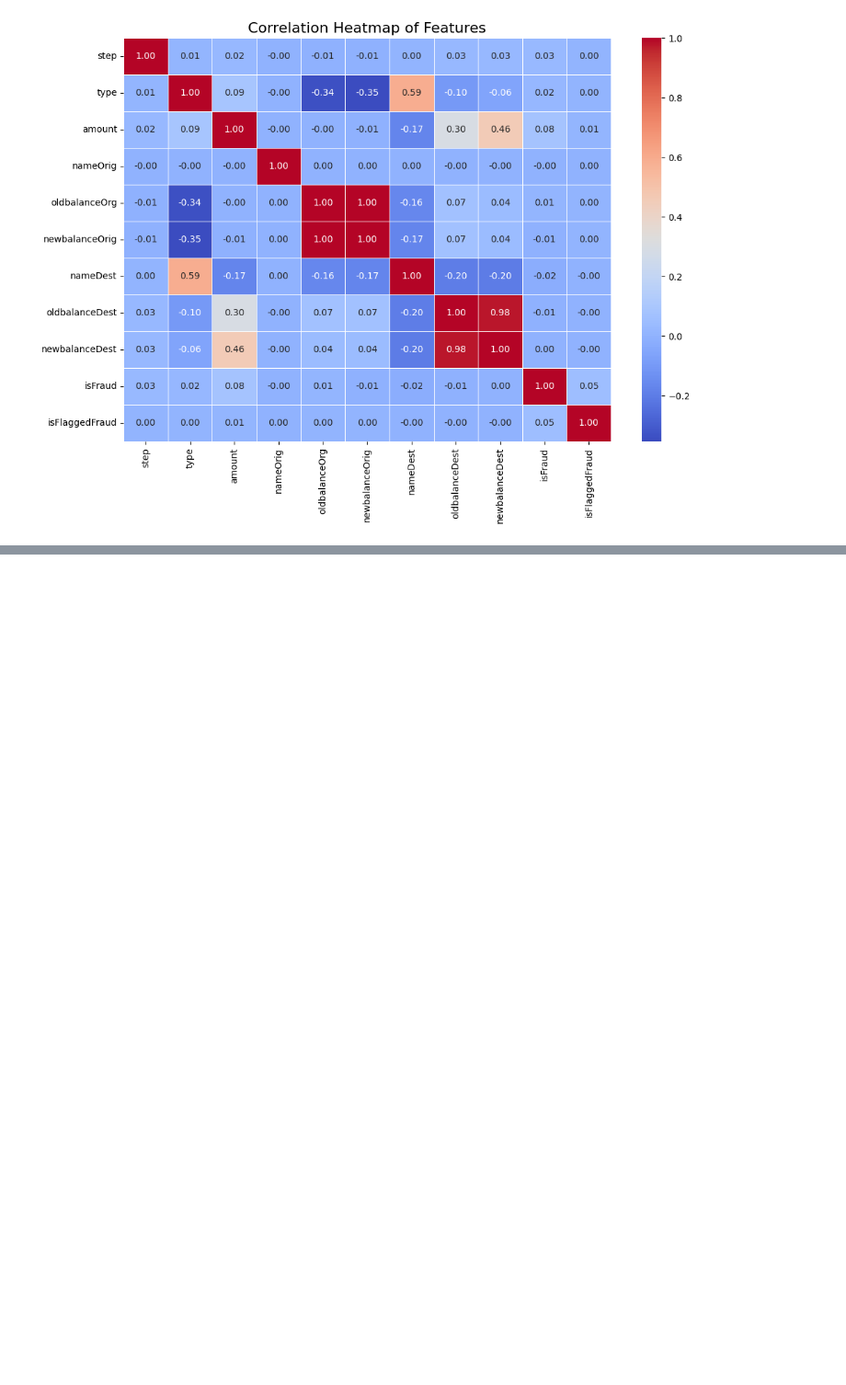
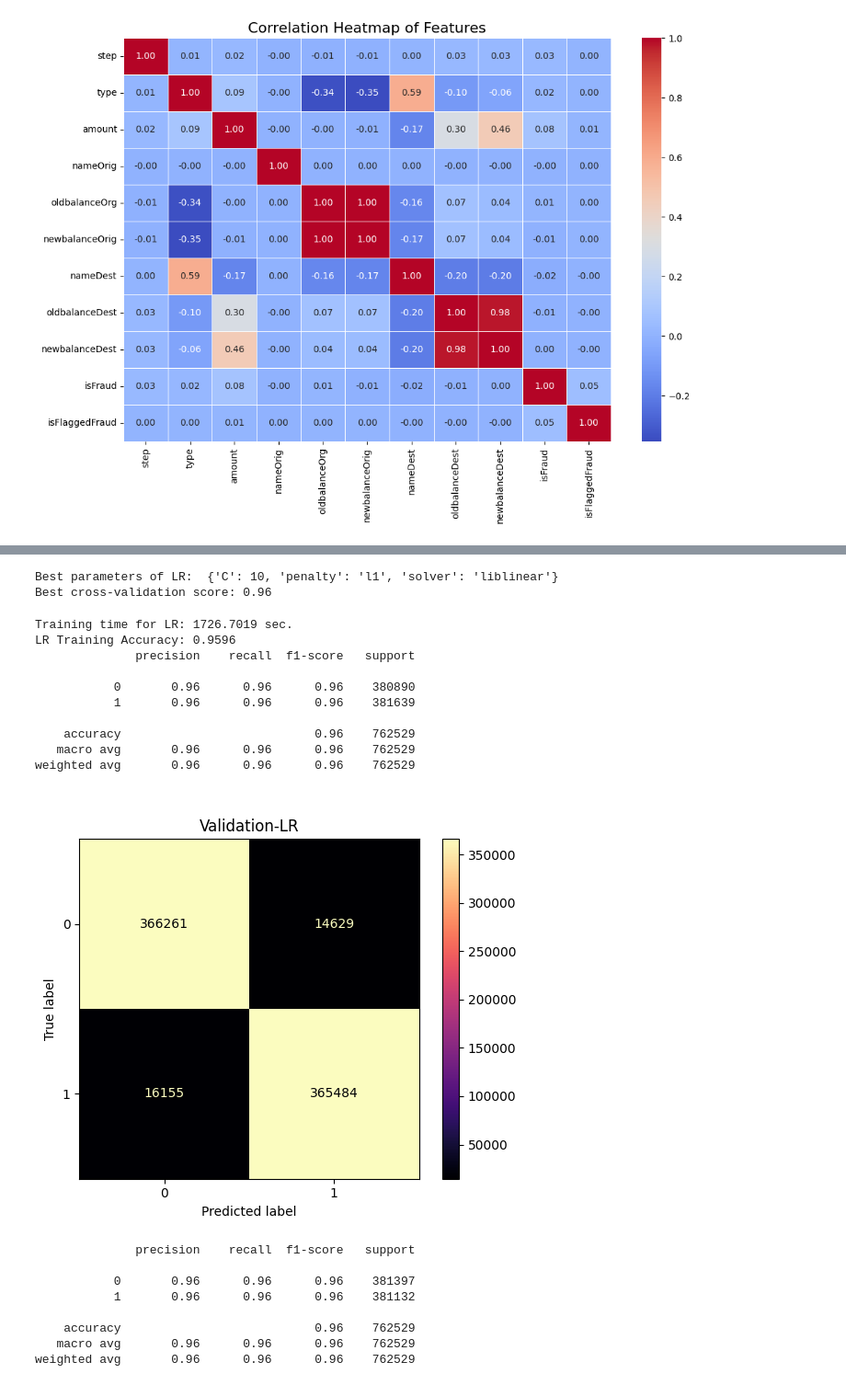
Before and after one commit to shashank02468/Performance-analysis-of-SMOTE-and-SMOTE-ENN-for-online-fraud-prediction, a Jupyter notebook: Fraud_Detection_final_code.ipynb, the cells around one changed output, grey strips where cells are left out. Shown: that part at 92% size. Saved outputs shown, nothing was run; the diff lists cells and outputs as text; code cells hidden in the pictures; blank space fills up the shorter version.

```diff
--- a/Fraud_Detection_final_code.ipynb
+++ b/Fraud_Detection_final_code.ipynb
@@ -338,0 +351,3 @@ df_combined.to_csv('cleaned_online_fraud.csv', index=False)
+# %%
+df_combined = pd.read_csv('/content/drive/MyDrive/cleaned_online_fraud.csv')
+df_combined.shape
@@ -338,0 +393,58 @@ df_combined.to_csv('cleaned_online_fraud.csv', index=False)
+# %%
+lr_model = LogisticRegression()
+
+param_grid = {'C': [0.001, 0.01, 0.1, 1, 10],
+              'penalty': ['l1', 'l2'],
+              'solver': ['liblinear', 'saga']}
+
+lr_grid_search = GridSearchCV(lr_model, param_grid, cv=2, scoring='accuracy')
+lr_grid_search.fit(X_train_sub, y_train_sub)
+lr_bst_param = lr_grid_search.best_params_
+print("Best parameters of LR: ", lr_bst_param)
+print("Best cross-validation score: {:.2f}".format(lr_grid_search.best_score_))
+# %% [output]
+Best parameters of LR:  {'C': 10, 'penalty': 'l1', 'solver': 'liblinear'}
+Best cross-validation score: 0.96
+# %%
+time_start = time.time()
+best_lr_model = LogisticRegression(**lr_bst_param)
+best_lr_model.fit(X_train, y_train)
+time_end = time.time()
+time_train = time_end - time_start
+print(f"\nTraining time for LR: {time_train:.4f} sec.")
+accuracy_train = best_lr_model.score(X_train, y_train)
+print(f"LR Training Accuracy: {accuracy_train:.4f}")
+
+y_pred_val = best_lr_model.predict(X_val)
+print(classification_report(y_val, y_pred_val))
+cm_val = confusion_matrix(y_val, y_pred_val)
+ConfusionMatrixDisplay(confusion_matrix=cm_val, display_labels=[0, 1]).plot(cmap='magma')
+plt.title('\nValidation-LR')
+plt.show()
+
+y_pred_test = best_lr_model.predict(X_test)
+print(classification_report(y_test, y_pred_test))
+cm_test = confusion_matrix(y_test, y_pred_test)
+ConfusionMatrixDisplay(confusion_matrix=cm_test, display_labels=[0, 1]).plot(cmap='magma')
+plt.title('\nTesting-LR')
+plt.show()
+# %% [output]
+Training time for LR: 1726.7019 sec.
+LR Training Accuracy: 0.9596
+              precision    recall  f1-score   support
+
+           0       0.96      0.96      0.96    380890
+           1       0.96      0.96      0.96    381639
+
+    accuracy                           0.96    762529
+   macro avg       0.96      0.96      0.96    762529
+weighted avg       0.96      0.96      0.96    762529
+[figure, added]
+              precision    recall  f1-score   support
+
+           0       0.96      0.96      0.96    381397
+           1       0.96      0.96      0.96    381132
+
+    accuracy                           0.96    762529
+   macro avg       0.96      0.96      0.96    762529
+weighted avg       0.96      0.96      0.96    762529
```
Also changed, not shown: parts of 6 cells of this notebook.
